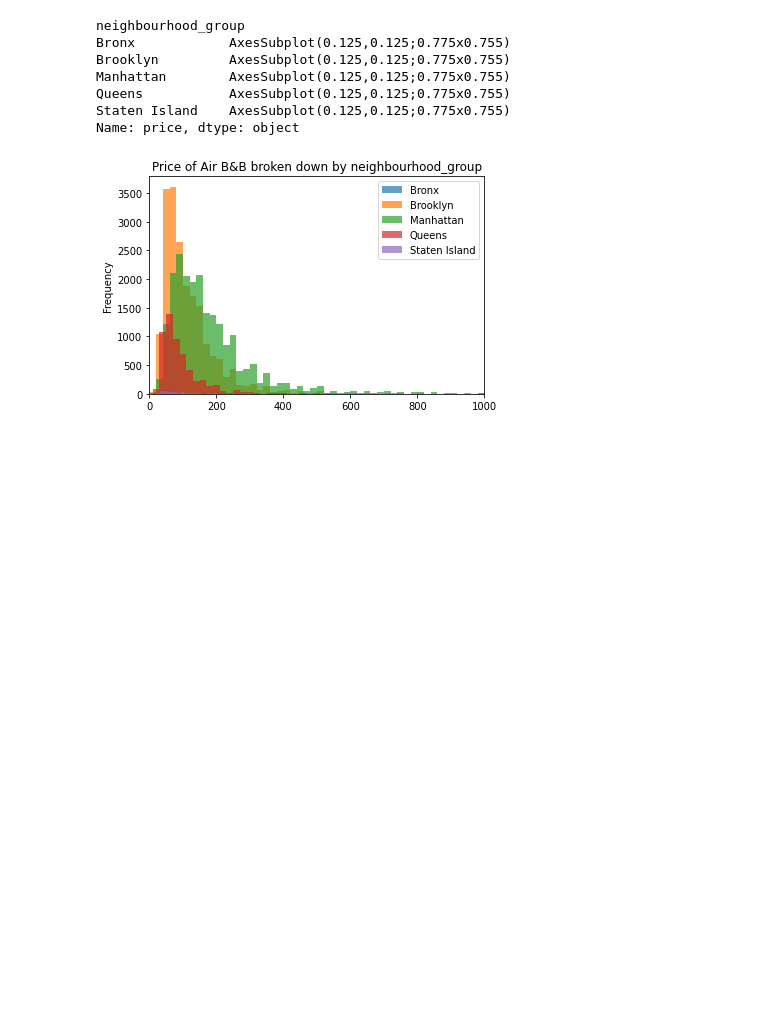
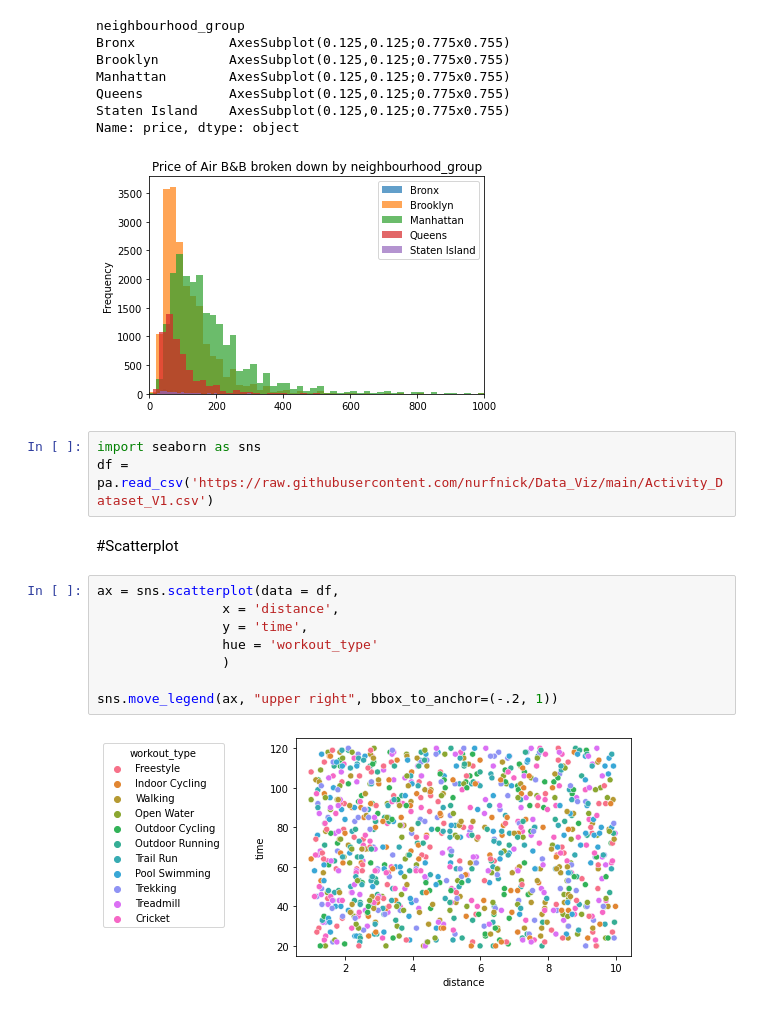
Before and after one commit to almsalahuddin/Data-Processing-and-Visualization, a Jupyter notebook: Quiz_30.ipynb, the cells around one changed output. Saved outputs shown, nothing was run; the diff lists cells and outputs as text; blank space fills up the shorter version.

```diff
--- a/Quiz_30.ipynb
+++ b/Quiz_30.ipynb
@@ -35,3 +35,18 @@ Queens           AxesSubplot(0.125,0.125;0.775x0.755)
 Staten Island    AxesSubplot(0.125,0.125;0.775x0.755)
 Name: price, dtype: object
 [figure]
+# %%
+import seaborn as sns
+df = pa.read_csv('https://raw.githubusercontent.com/nurfnick/Data_Viz/main/Activity_Dataset_V1.csv')
+# %% [markdown]
+#Scatterplot
+# %%
+ax = sns.scatterplot(data = df,
+                x = 'distance',
+                y = 'time',
+                hue = 'workout_type'
+                )
+
+sns.move_legend(ax, "upper right", bbox_to_anchor=(-.2, 1))
+# %% [output]
+[figure, added]
```
